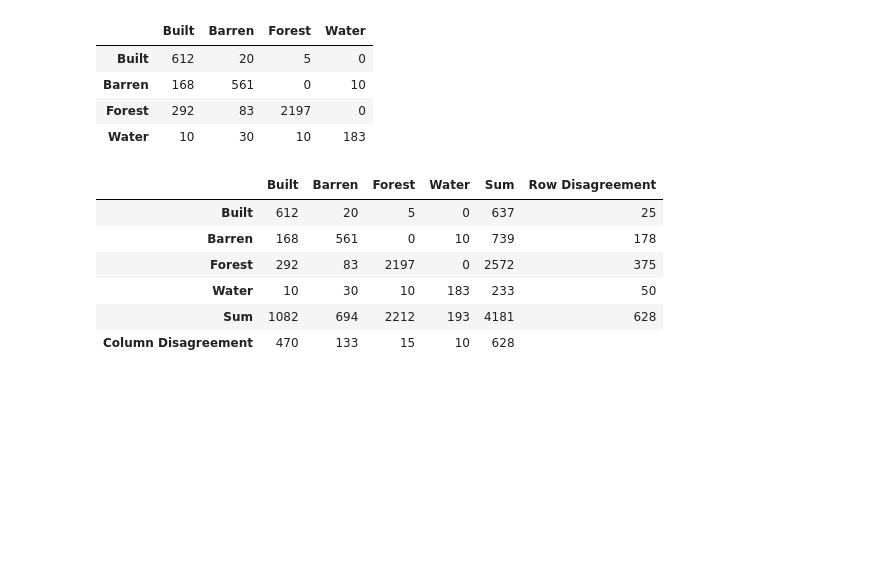
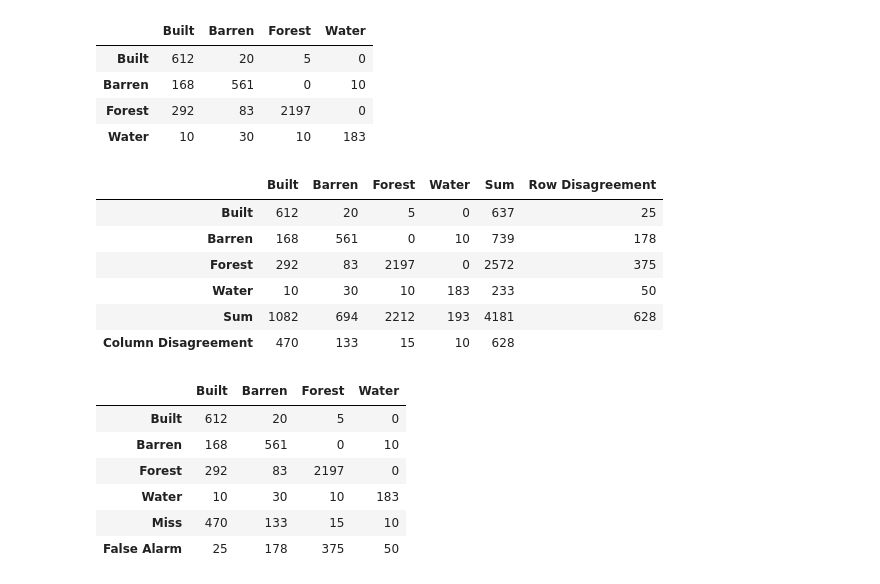
Before and after one commit to verma-priyanka/pontiPy, a Jupyter notebook: Plot/Ploting.ipynb, the cells around one changed output. Drawn from its saved outputs; the diff is of its cells as text; code cells hidden in the pictures; blank space fills up the shorter version.

```diff
--- a/Plot/Ploting.ipynb
+++ b/Plot/Ploting.ipynb
@@ -336,11 +336,11 @@ class pontiPy(object):
                         font=dict(family="Trebuchet MS", size=12, color="black"))
         )
 
-        for i in range(0, self.nCategories):
-            fig.add_annotation(x=x_pos[i], y=i, text="Hit", hovertext='Hits for Category 1', showarrow=False,
-                               font=dict(color='white',
-                                         family='Trebuchet MS',
-                                         size=12))
+#         for i in range(0, self.nCategories):
+#             fig.add_annotation(x=x_pos[i], y=i, text="Hit", hovertext='Hits for Category 1', showarrow=False,
+#                                font=dict(color='white',
+#                                          family='Trebuchet MS',
+#                                          size=12))
         fig.show()
     def entrySize(self):
         self.nCategories = len(self.dataframe.columns)
@@ -451,6 +451,24 @@ display(NewDataFrame.matrix())
 | Water | 10 | 30 | 10 | 183 | 233 | 50 |
 | Sum | 1082 | 694 | 2212 | 193 | 4181 | 628 |
 | Column Disagreement | 470 | 133 | 15 | 10 | 628 |  |
+# %%
+NewDataFrame.nCategories = len(NewDataFrame.dataframe.columns)
+NewDataFrame.df_list = NewDataFrame.dataframe.values.tolist()
+
+NewDataFrame.df_plot = NewDataFrame.dataframe.copy(deep=True)
+# delete sum column and row
+NewDataFrame.df_plot.loc["Miss"] = NewDataFrame.column_disagreement('CONTINGENCY')[:-1]
+NewDataFrame.df_plot.loc["False Alarm"] = NewDataFrame.row_disagreement('CONTINGENCY')[:-1]
+
+display(NewDataFrame.df_plot)
+# %% [output]
+|  | Built | Barren | Forest | Water |
+| Built | 612 | 20 | 5 | 0 |
+| Barren | 168 | 561 | 0 | 10 |
+| Forest | 292 | 83 | 2197 | 0 |
+| Water | 10 | 30 | 10 | 183 |
+| Miss | 470 | 133 | 15 | 10 |
+| False Alarm | 25 | 178 | 375 | 50 |
 # %%
 NewDataFrame.entrySize_sam()
 # %% [output]
```
Also changed, not shown: parts of 24 cells of this notebook, 12 other files.
